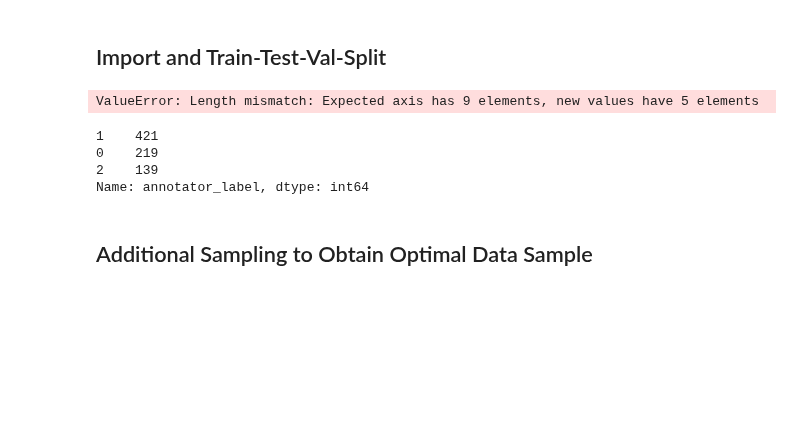
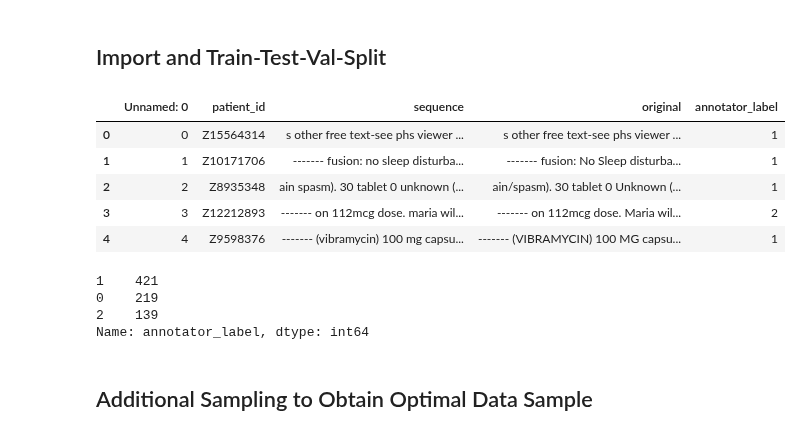
Before and after one commit to anaconda121/NeuraHealth, a Jupyter notebook: Modeling/Logistic-Regression-TFIDF.ipynb, the cells around one changed output. Drawn from its saved outputs; the diff is of its cells as text; code cells hidden in the pictures; blank space fills up the shorter version.

```diff
--- a/Modeling/Logistic-Regression-TFIDF.ipynb
+++ b/Modeling/Logistic-Regression-TFIDF.ipynb
@@ -34,10 +34,16 @@ warnings.filterwarnings('ignore')
 # %%
 train_df = pd.read_csv("input_optimized.csv")
 
-train_df.columns = ['Unnamed: 0', 'patient_id', 'sequence','original', 'annotator_label']
+train_df = train_df[['Unnamed: 0', 'patient_id', 'sequence','original', 'annotator_label']]
+#train_df.columns = ['Unnamed: 0', 'patient_id', 'sequence','original', 'annotator_label']
 train_df.head()
 # %% [output]
-ValueError: Length mismatch: Expected axis has 9 elements, new values have 5 elements
+|  | Unnamed: 0 | patient_id | sequence | original | annotator_label |
+| 0 | 0 | Z15564314 | s other free text-see phs viewer ... | s other free text-see phs viewer ... | 1 |
+| 1 | 1 | Z10171706 | ------- fusion: no sleep disturba... | ------- fusion: No Sleep disturba... | 1 |
+| 2 | 2 | Z8935348 | ain spasm). 30 tablet 0 unknown (... | ain/spasm). 30 tablet 0 Unknown (... | 1 |
+| 3 | 3 | Z12212893 | ------- on 112mcg dose. maria wil... | ------- on 112mcg dose. Maria wil... | 2 |
+| 4 | 4 | Z9598376 | ------- (vibramycin) 100 mg capsu... | ------- (VIBRAMYCIN) 100 MG capsu... | 1 |
 # %%
 X = train_df["sequence"]
 y = train_df["annotator_label"]
```
Also changed, not shown: parts of 6 cells of this notebook, 1 other file.
